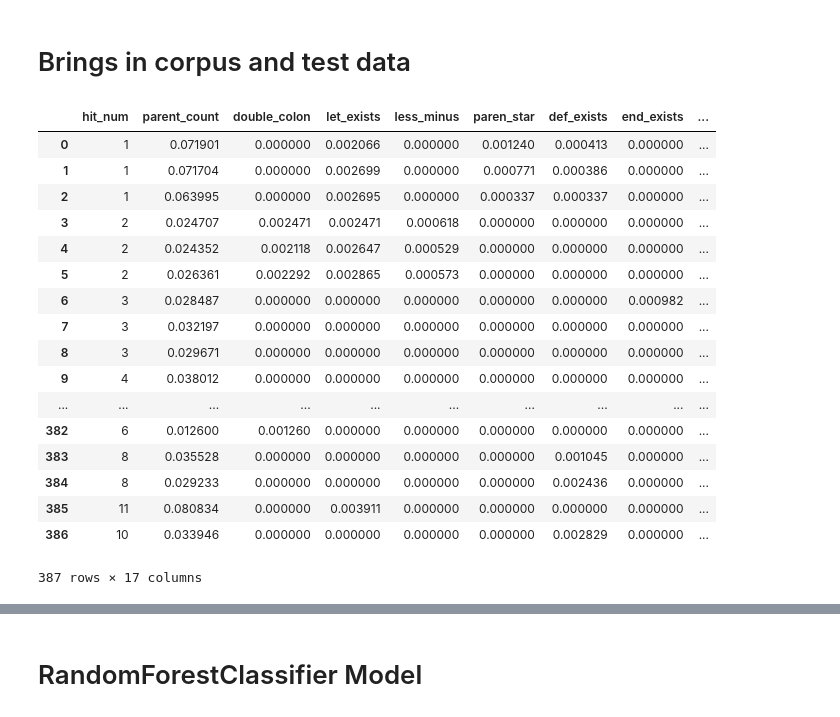
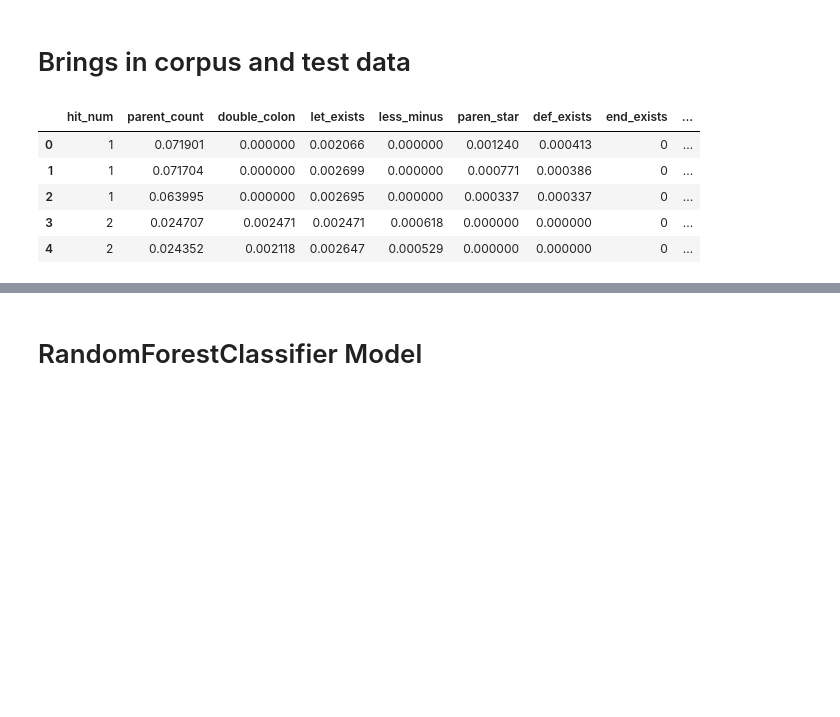
Before and after one commit to tiyd-python-2015-01/programming-language-classifier, a Jupyter notebook: lang classifier live.ipynb, the cells around one changed output, grey strips where cells are left out. Drawn from its saved outputs; the diff is of its cells as text; code cells hidden in the pictures; blank space fills up the shorter version.

```diff
--- a/lang classifier live.ipynb
+++ b/lang classifier live.ipynb
@@ -3,31 +3,19 @@
 # %%
 from corpus_build import Corpus, hit_num, raw_file_list
 import pandas as pd
 import glob
 import os
 
 corpus = Corpus(raw_file_list)
 corpus_df = corpus.compl_df_build(False)
-corpus_df
+corpus_df.head()
 # %% [output]
 |  | hit_num | parent_count | double_colon | let_exists | less_minus | paren_star | def_exists | end_exists | ... |
-| 0 | 1 | 0.071901 | 0.000000 | 0.002066 | 0.000000 | 0.001240 | 0.000413 | 0.000000 | ... |
-| 1 | 1 | 0.071704 | 0.000000 | 0.002699 | 0.000000 | 0.000771 | 0.000386 | 0.000000 | ... |
-| 2 | 1 | 0.063995 | 0.000000 | 0.002695 | 0.000000 | 0.000337 | 0.000337 | 0.000000 | ... |
-| 3 | 2 | 0.024707 | 0.002471 | 0.002471 | 0.000618 | 0.000000 | 0.000000 | 0.000000 | ... |
-| 4 | 2 | 0.024352 | 0.002118 | 0.002647 | 0.000529 | 0.000000 | 0.000000 | 0.000000 | ... |
-| 5 | 2 | 0.026361 | 0.002292 | 0.002865 | 0.000573 | 0.000000 | 0.000000 | 0.000000 | ... |
-| 6 | 3 | 0.028487 | 0.000000 | 0.000000 | 0.000000 | 0.000000 | 0.000000 | 0.000982 | ... |
-| 7 | 3 | 0.032197 | 0.000000 | 0.000000 | 0.000000 | 0.000000 | 0.000000 | 0.000000 | ... |
-| 8 | 3 | 0.029671 | 0.000000 | 0.000000 | 0.000000 | 0.000000 | 0.000000 | 0.000000 | ... |
-| 9 | 4 | 0.038012 | 0.000000 | 0.000000 | 0.000000 | 0.000000 | 0.000000 | 0.000000 | ... |
-| ... | ... | ... | ... | ... | ... | ... | ... | ... | ... |
-| 382 | 6 | 0.012600 | 0.001260 | 0.000000 | 0.000000 | 0.000000 | 0.000000 | 0.000000 | ... |
-| 383 | 8 | 0.035528 | 0.000000 | 0.000000 | 0.000000 | 0.000000 | 0.001045 | 0.000000 | ... |
-| 384 | 8 | 0.029233 | 0.000000 | 0.000000 | 0.000000 | 0.000000 | 0.002436 | 0.000000 | ... |
-| 385 | 11 | 0.080834 | 0.000000 | 0.003911 | 0.000000 | 0.000000 | 0.000000 | 0.000000 | ... |
-| 386 | 10 | 0.033946 | 0.000000 | 0.000000 | 0.000000 | 0.000000 | 0.002829 | 0.000000 | ... |
+| 0 | 1 | 0.071901 | 0.000000 | 0.002066 | 0.000000 | 0.001240 | 0.000413 | 0 | ... |
+| 1 | 1 | 0.071704 | 0.000000 | 0.002699 | 0.000000 | 0.000771 | 0.000386 | 0 | ... |
+| 2 | 1 | 0.063995 | 0.000000 | 0.002695 | 0.000000 | 0.000337 | 0.000337 | 0 | ... |
+| 3 | 2 | 0.024707 | 0.002471 | 0.002471 | 0.000618 | 0.000000 | 0.000000 | 0 | ... |
+| 4 | 2 | 0.024352 | 0.002118 | 0.002647 | 0.000529 | 0.000000 | 0.000000 | 0 | ... |
-387 rows × 17 columns
 # %%
 test_info = Corpus([filename for filename in glob.iglob(os.path.join('test/', '*'))])
 test_info_df = test_info.compl_df_build(True)
```
Also changed, not shown: parts of 6 cells of this notebook.
